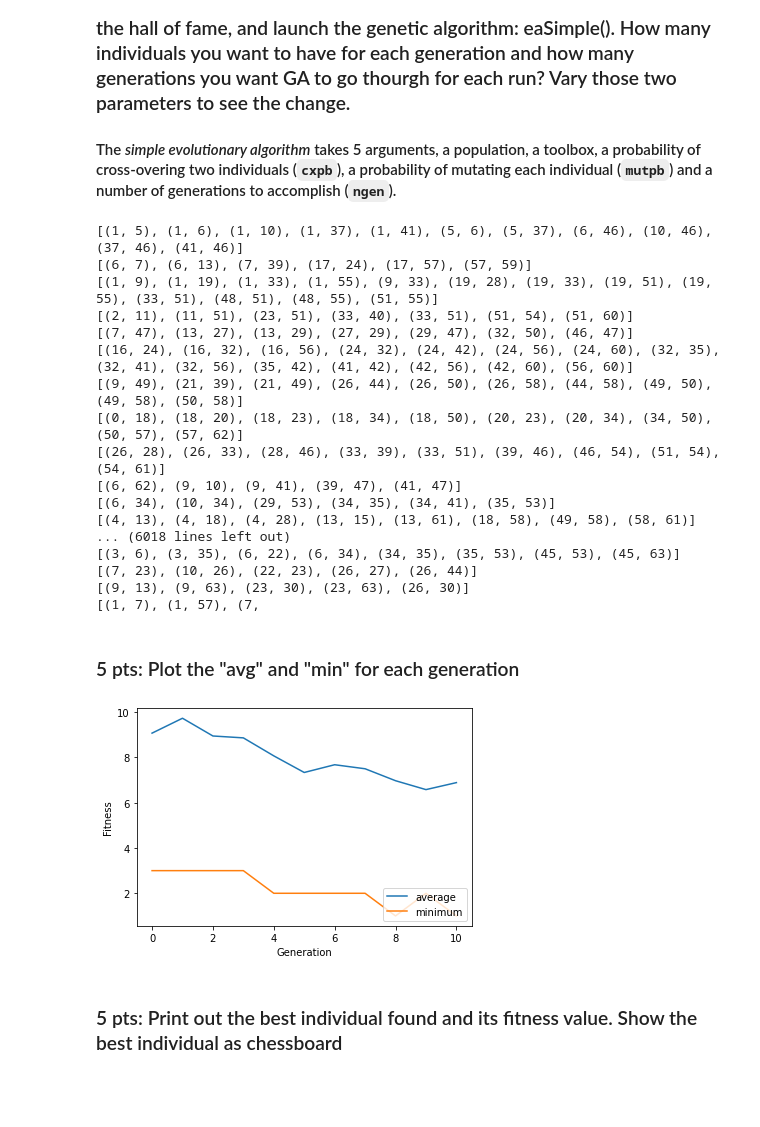
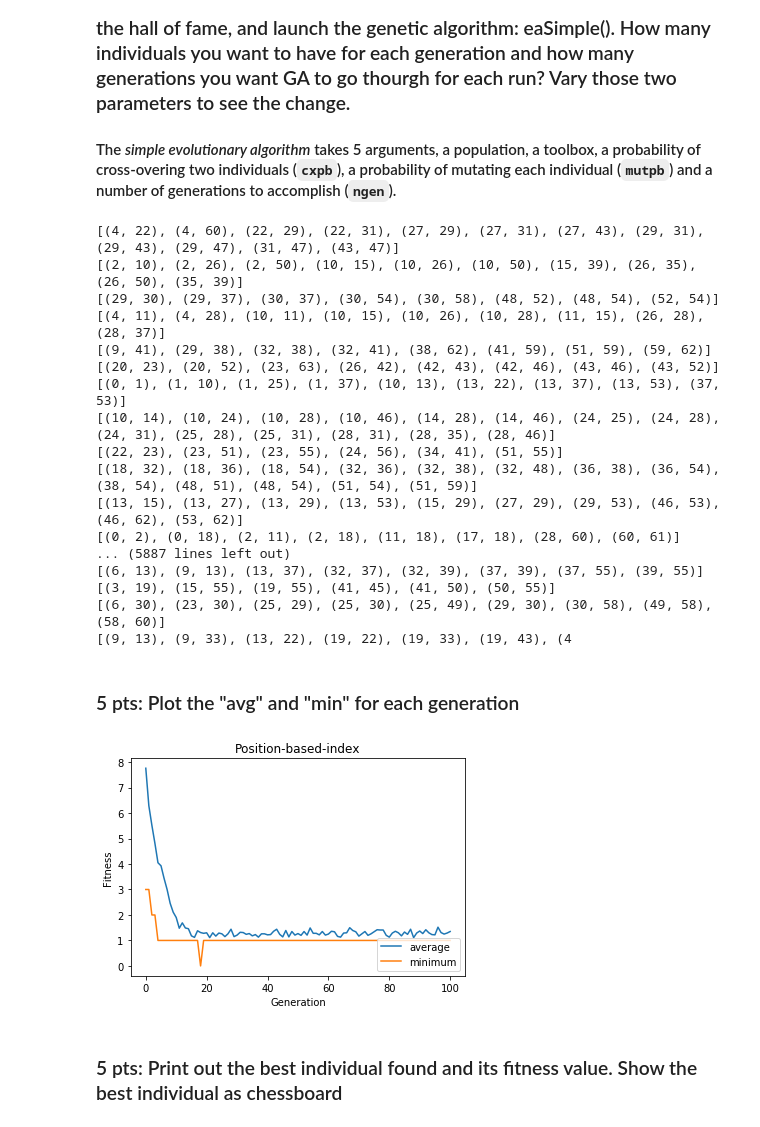
Before and after one commit to saechaol/n-queens, a Jupyter notebook: nqueens.ipynb, the cells around one changed output. Drawn from its saved outputs; the diff is of its cells as text; code cells hidden in the pictures; blank space fills up the shorter version.

```diff
--- a/nqueens.ipynb
+++ b/nqueens.ipynb
@@ -312,39 +328,40 @@ pop = toolbox.population(n=1000)
 
 hof = tools.HallOfFame(maxsize=10)
 
-pop, log = algorithms.eaSimple(pop, toolbox, cxpb=0.5, mutpb=0.2, ngen=10,
+pop, log = algorithms.eaSimple(pop, toolbox, cxpb=0.5, mutpb=0.2, ngen=100,
                                    stats=stats, halloffame=hof, verbose=True)
 # %% [output]
-[(1, 5), (1, 6), (1, 10), (1, 37), (1, 41), (5, 6), (5, 37), (6, 46), (10, 46), (37, 46), (41, 46)]
-[(6, 7), (6, 13), (7, 39), (17, 24), (17, 57), (57, 59)]
-[(1, 9), (1, 19), (1, 33), (1, 55), (9, 33), (19, 28), (19, 33), (19, 51), (19, 55), (33, 51), (48, 51), (48, 55), (51, 55)]
-[(2, 11), (11, 51), (23, 51), (33, 40), (33, 51), (51, 54), (51, 60)]
-[(7, 47), (13, 27), (13, 29), (27, 29), (29, 47), (32, 50), (46, 47)]
-[(16, 24), (16, 32), (16, 56), (24, 32), (24, 42), (24, 56), (24, 60), (32, 35), (32, 41), (32, 56), (35, 42), (41, 42), (42, 56), (42, 60), (56, 60)]
-[(9, 49), (21, 39), (21, 49), (26, 44), (26, 50), (26, 58), (44, 58), (49, 50), (49, 58), (50, 58)]
-[(0, 18), (18, 20), (18, 23), (18, 34), (18, 50), (20, 23), (20, 34), (34, 50), (50, 57), (57, 62)]
-[(26, 28), (26, 33), (28, 46), (33, 39), (33, 51), (39, 46), (46, 54), (51, 54), (54, 61)]
-[(6, 62), (9, 10), (9, 41), (39, 47), (41, 47)]
-[(6, 34), (10, 34), (29, 53), (34, 35), (34, 41), (35, 53)]
-[(4, 13), (4, 18), (4, 28), (13, 15), (13, 61), (18, 58), (49, 58), (58, 61)]
-... (6018 lines left out)
-[(3, 6), (3, 35), (6, 22), (6, 34), (34, 35), (35, 53), (45, 53), (45, 63)]
-[(7, 23), (10, 26), (22, 23), (26, 27), (26, 44)]
-[(9, 13), (9, 63), (23, 30), (23, 63), (26, 30)]
-[(1, 7), (1, 57), (7,
+[(4, 22), (4, 60), (22, 29), (22, 31), (27, 29), (27, 31), (27, 43), (29, 31), (29, 43), (29, 47), (31, 47), (43, 47)]
+[(2, 10), (2, 26), (2, 50), (10, 15), (10, 26), (10, 50), (15, 39), (26, 35), (26, 50), (35, 39)]
+[(29, 30), (29, 37), (30, 37), (30, 54), (30, 58), (48, 52), (48, 54), (52, 54)]
+[(4, 11), (4, 28), (10, 11), (10, 15), (10, 26), (10, 28), (11, 15), (26, 28), (28, 37)]
+[(9, 41), (29, 38), (32, 38), (32, 41), (38, 62), (41, 59), (51, 59), (59, 62)]
+[(20, 23), (20, 52), (23, 63), (26, 42), (42, 43), (42, 46), (43, 46), (43, 52)]
+[(0, 1), (1, 10), (1, 25), (1, 37), (10, 13), (13, 22), (13, 37), (13, 53), (37, 53)]
+[(10, 14), (10, 24), (10, 28), (10, 46), (14, 28), (14, 46), (24, 25), (24, 28), (24, 31), (25, 28), (25, 31), (28, 31), (28, 35), (28, 46)]
+[(22, 23), (23, 51), (23, 55), (24, 56), (34, 41), (51, 55)]
+[(18, 32), (18, 36), (18, 54), (32, 36), (32, 38), (32, 48), (36, 38), (36, 54), (38, 54), (48, 51), (48, 54), (51, 54), (51, 59)]
+[(13, 15), (13, 27), (13, 29), (13, 53), (15, 29), (27, 29), (29, 53), (46, 53), (46, 62), (53, 62)]
+[(0, 2), (0, 18), (2, 11), (2, 18), (11, 18), (17, 18), (28, 60), (60, 61)]
+... (5887 lines left out)
+[(6, 13), (9, 13), (13, 37), (32, 37), (32, 39), (37, 39), (37, 55), (39, 55)]
+[(3, 19), (15, 55), (19, 55), (41, 45), (41, 50), (50, 55)]
+[(6, 30), (23, 30), (25, 29), (25, 30), (25, 49), (29, 30), (30, 58), (49, 58), (58, 60)]
+[(9, 13), (9, 33), (13, 22), (19, 22), (19, 33), (19, 43), (4
 # %% [markdown]
 ### 5 pts:  Plot the "avg" and "min" for each generation
 # %%
 gen, avg, min_ = log.select("gen", "avg", "min")
 
+plt.title("Position-based-index")
 plt.plot(gen, avg, label="average")
 plt.plot(gen, min_, label="minimum")
 plt.xlabel("Generation")
 plt.ylabel("Fitness")
 plt.legend(loc="lower right")
 plt.show()
 # %% [output]
-[figure, old version]
+[figure, new version]
 # %% [markdown]
 ### 5 pts:  Print out the best individual found and its fitness value.  Show the best individual as chessboard
 # %%
```
Also changed, not shown: parts of 16 cells of this notebook.
